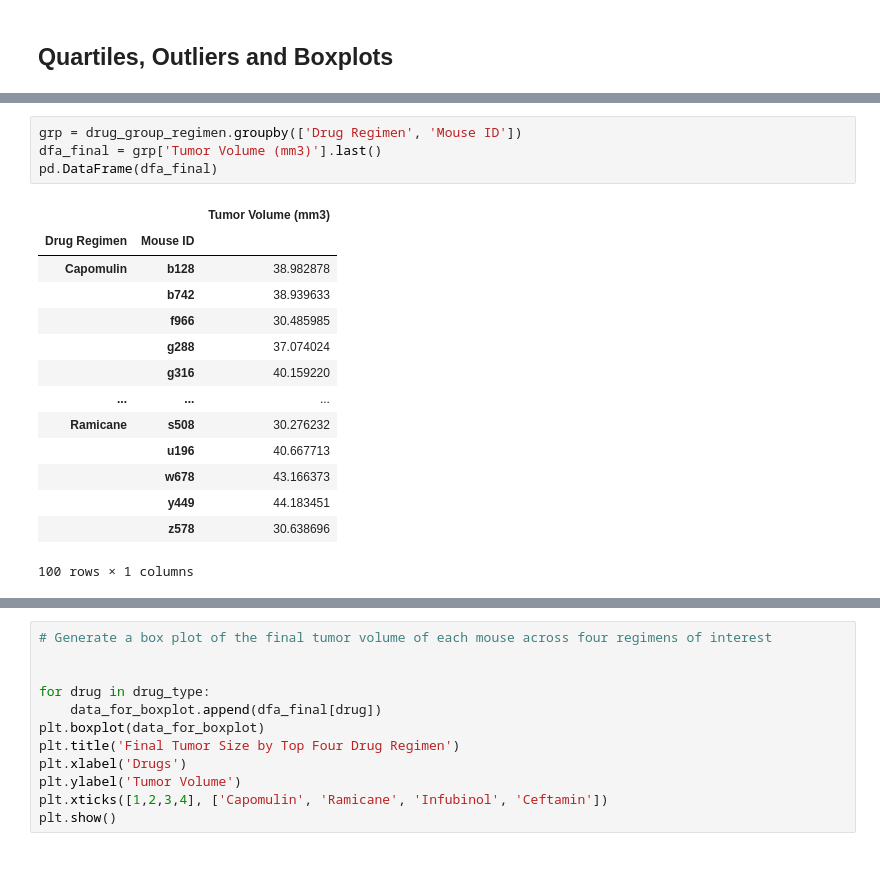
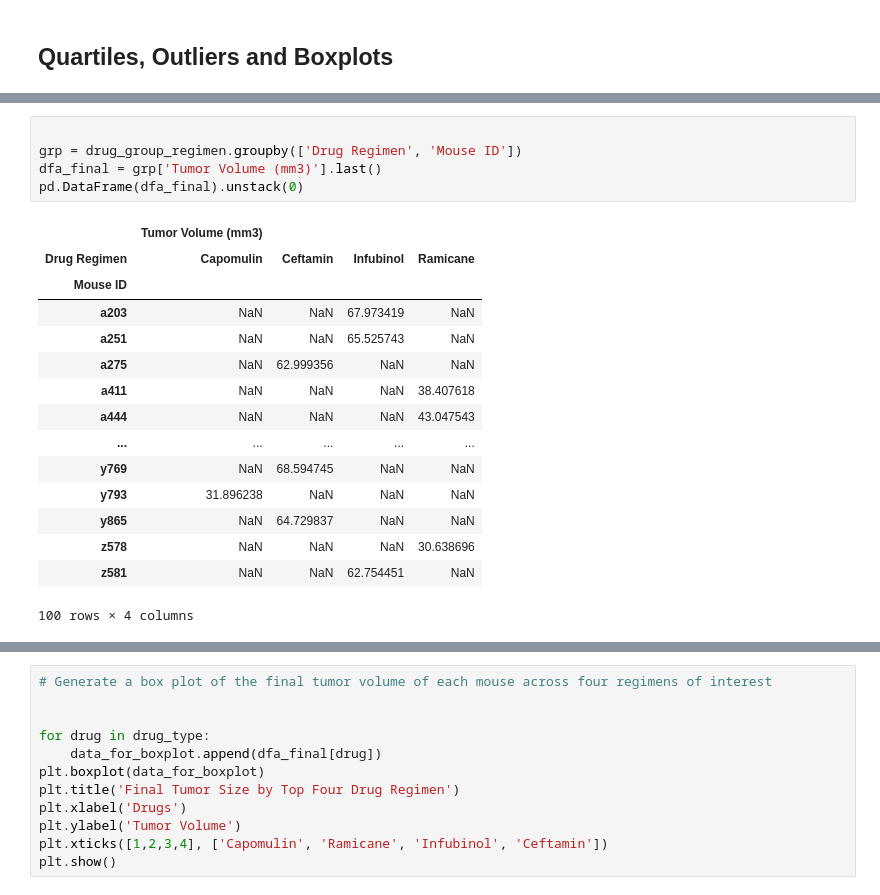
Before and after one commit to khbader101/Matplotlib-Challenge, a Jupyter notebook: pymaceuticals_starter.ipynb, the cells around one changed output, grey strips where cells are left out. Saved outputs shown, nothing was run; the diff lists cells and outputs as text; blank space fills up the shorter version.

```diff
--- a/pymaceuticals_starter.ipynb
+++ b/pymaceuticals_starter.ipynb
@@ -260,22 +237,24 @@ df_final
 # %%
+
 grp = drug_group_regimen.groupby(['Drug Regimen', 'Mouse ID'])
 dfa_final = grp['Tumor Volume (mm3)'].last()
-pd.DataFrame(dfa_final)
+pd.DataFrame(dfa_final).unstack(0)
 # %% [output]
-|  |  | Tumor Volume (mm3) |
-| Drug Regimen | Mouse ID |  |
-| Capomulin | b128 | 38.982878 |
-|  | b742 | 38.939633 |
-|  | f966 | 30.485985 |
-|  | g288 | 37.074024 |
-|  | g316 | 40.159220 |
-| ... | ... | ... |
-| Ramicane | s508 | 30.276232 |
-|  | u196 | 40.667713 |
-|  | w678 | 43.166373 |
-|  | y449 | 44.183451 |
-|  | z578 | 30.638696 |
+|  | Tumor Volume (mm3) |  |  |  |
+| Drug Regimen | Capomulin | Ceftamin | Infubinol | Ramicane |
+| Mouse ID |  |  |  |  |
+| a203 | NaN | NaN | 67.973419 | NaN |
+| a251 | NaN | NaN | 65.525743 | NaN |
+| a275 | NaN | 62.999356 | NaN | NaN |
+| a411 | NaN | NaN | NaN | 38.407618 |
+| a444 | NaN | NaN | NaN | 43.047543 |
+| ... | ... | ... | ... | ... |
+| y769 | NaN | 68.594745 | NaN | NaN |
+| y793 | 31.896238 | NaN | NaN | NaN |
+| y865 | NaN | 64.729837 | NaN | NaN |
+| z578 | NaN | NaN | NaN | 30.638696 |
+| z581 | NaN | NaN | 62.754451 | NaN |
-100 rows × 1 columns
+100 rows × 4 columns
 # %%
 # Put treatments into a list for for loop (and later for plot labels)
 
```
Also changed, not shown: parts of 3 cells of this notebook.
